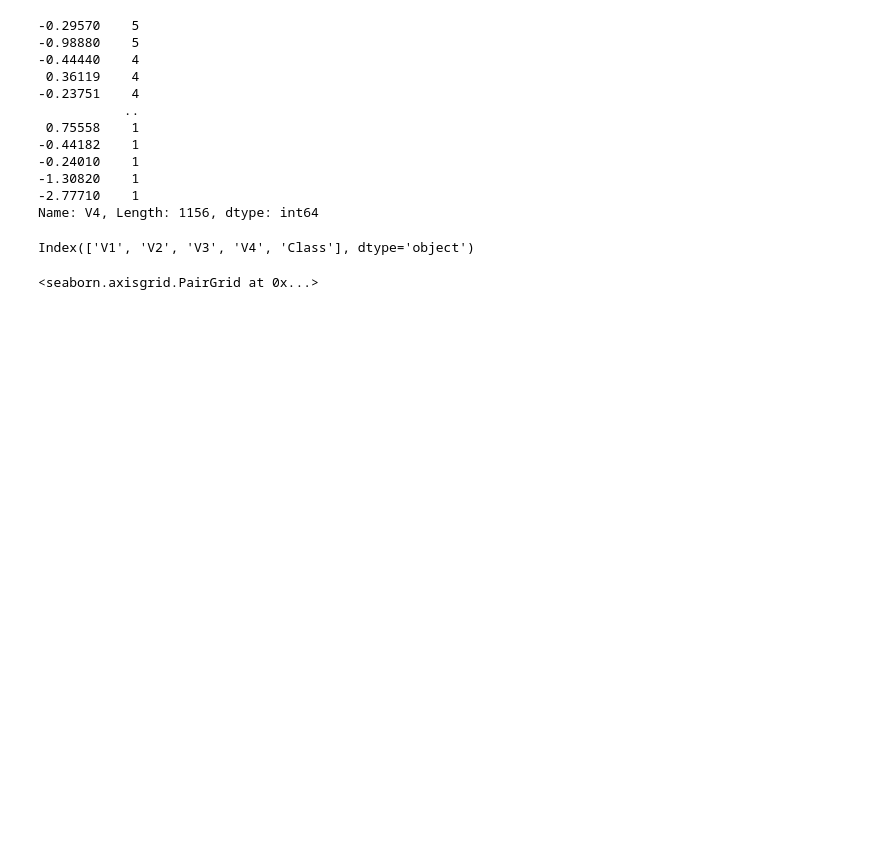
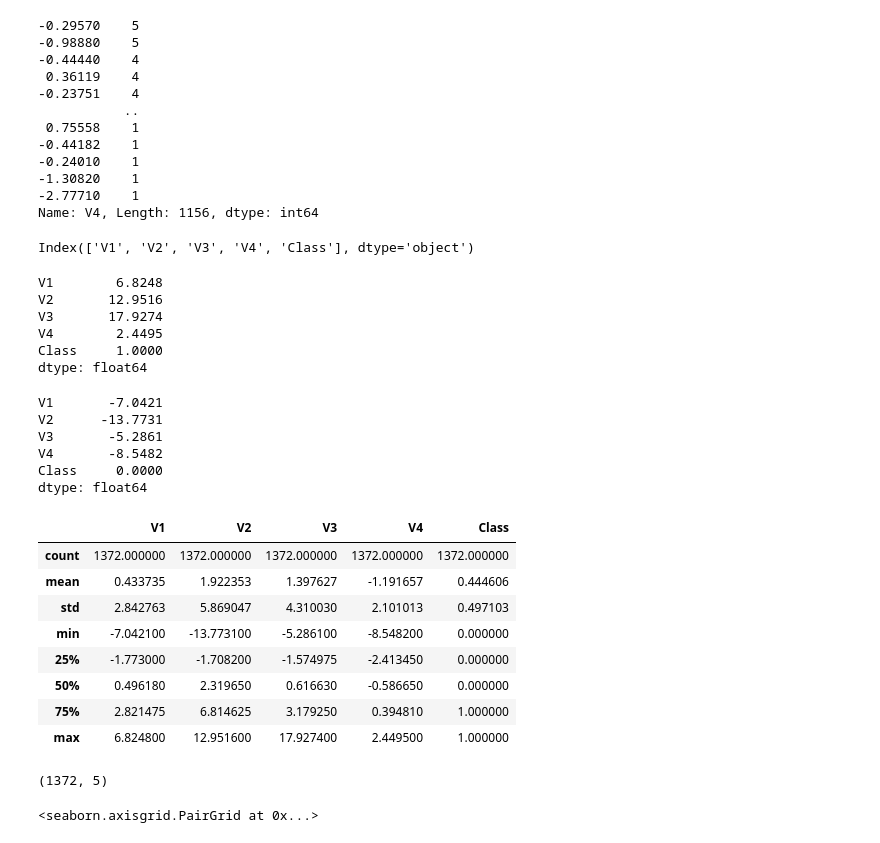
Before and after one commit to FiresoftPH/Cognitive_Computing_Application, a Jupyter notebook: Week_7/New_Attempt.ipynb, the cells around one changed output. Cells and saved outputs as stored; diff of their text form; code cells hidden in the pictures; blank space fills up the shorter version.

```diff
--- a/Week_7/New_Attempt.ipynb
+++ b/Week_7/New_Attempt.ipynb
@@ -38,6 +40,40 @@ Name: V4, Length: 1156, dtype: int64
 df.columns
 # %% [output]
 Index(['V1', 'V2', 'V3', 'V4', 'Class'], dtype='object')
+# %%
+df.max()
+# %% [output]
+V1        6.8248
+V2       12.9516
+V3       17.9274
+V4        2.4495
+Class     1.0000
+dtype: float64
+# %%
+df.min()
+# %% [output]
+V1       -7.0421
+V2      -13.7731
+V3       -5.2861
+V4       -8.5482
+Class     0.0000
+dtype: float64
+# %%
+df.describe()
+# %% [output]
+|  | V1 | V2 | V3 | V4 | Class |
+| count | 1372.000000 | 1372.000000 | 1372.000000 | 1372.000000 | 1372.000000 |
+| mean | 0.433735 | 1.922353 | 1.397627 | -1.191657 | 0.444606 |
+| std | 2.842763 | 5.869047 | 4.310030 | 2.101013 | 0.497103 |
+| min | -7.042100 | -13.773100 | -5.286100 | -8.548200 | 0.000000 |
+| 25% | -1.773000 | -1.708200 | -1.574975 | -2.413450 | 0.000000 |
+| 50% | 0.496180 | 2.319650 | 0.616630 | -0.586650 | 0.000000 |
+| 75% | 2.821475 | 6.814625 | 3.179250 | 0.394810 | 1.000000 |
+| max | 6.824800 | 12.951600 | 17.927400 | 2.449500 | 1.000000 |
+# %%
+df.shape
+# %% [output]
+(1372, 5)
 # %%
 sns.pairplot(df, vars=['V1', 'V2', 'V3', 'V4'],
             hue = 'Class',
```
Also changed, not shown: parts of 20 cells of this notebook.
